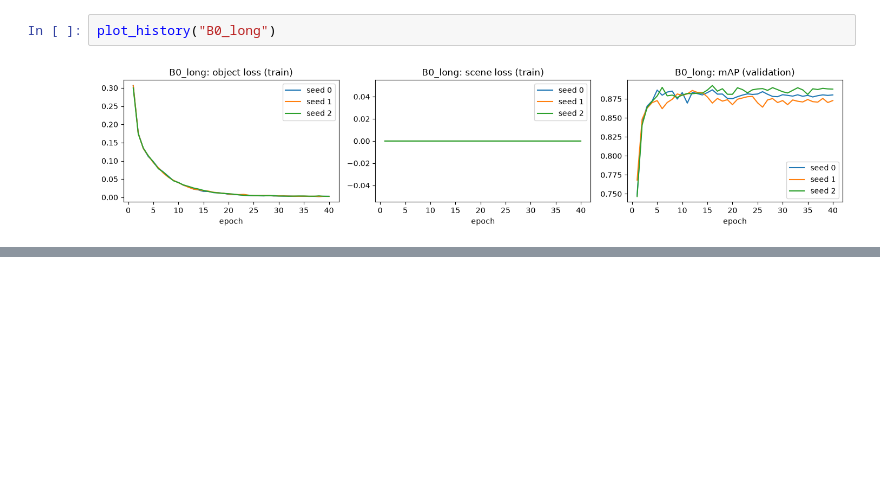
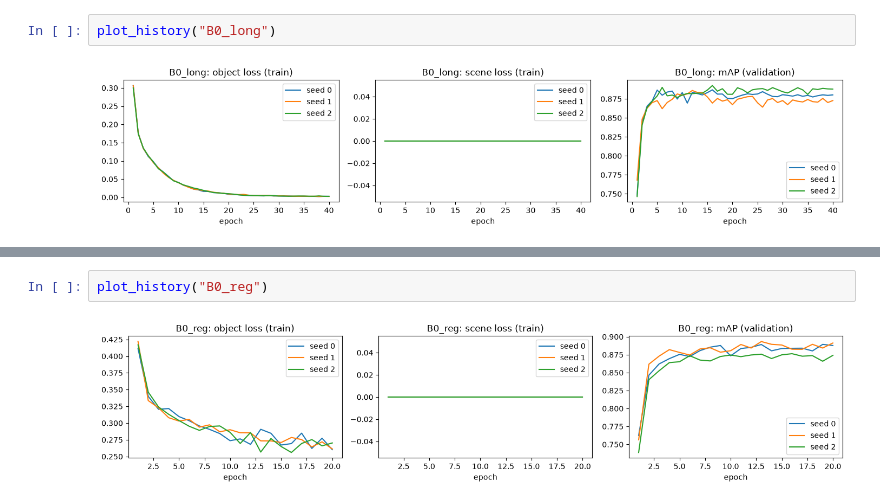
Before and after one commit to PassifloraVitifolia/CS415-CourseProject, a Jupyter notebook: 03_control_experiments.ipynb, the cells around one changed output, grey strips where cells are left out. Cells and saved outputs as stored; diff of their text form; blank space fills up the shorter version.

```diff
--- a/03_control_experiments.ipynb
+++ b/03_control_experiments.ipynb
@@ -101,0 +122,4 @@ plot_history("B0_long")
+# %%
+plot_history("B0_reg")
+# %% [output]
+[figure, added]
```
Also changed, not shown: parts of 4 cells of this notebook, 22 other files.
